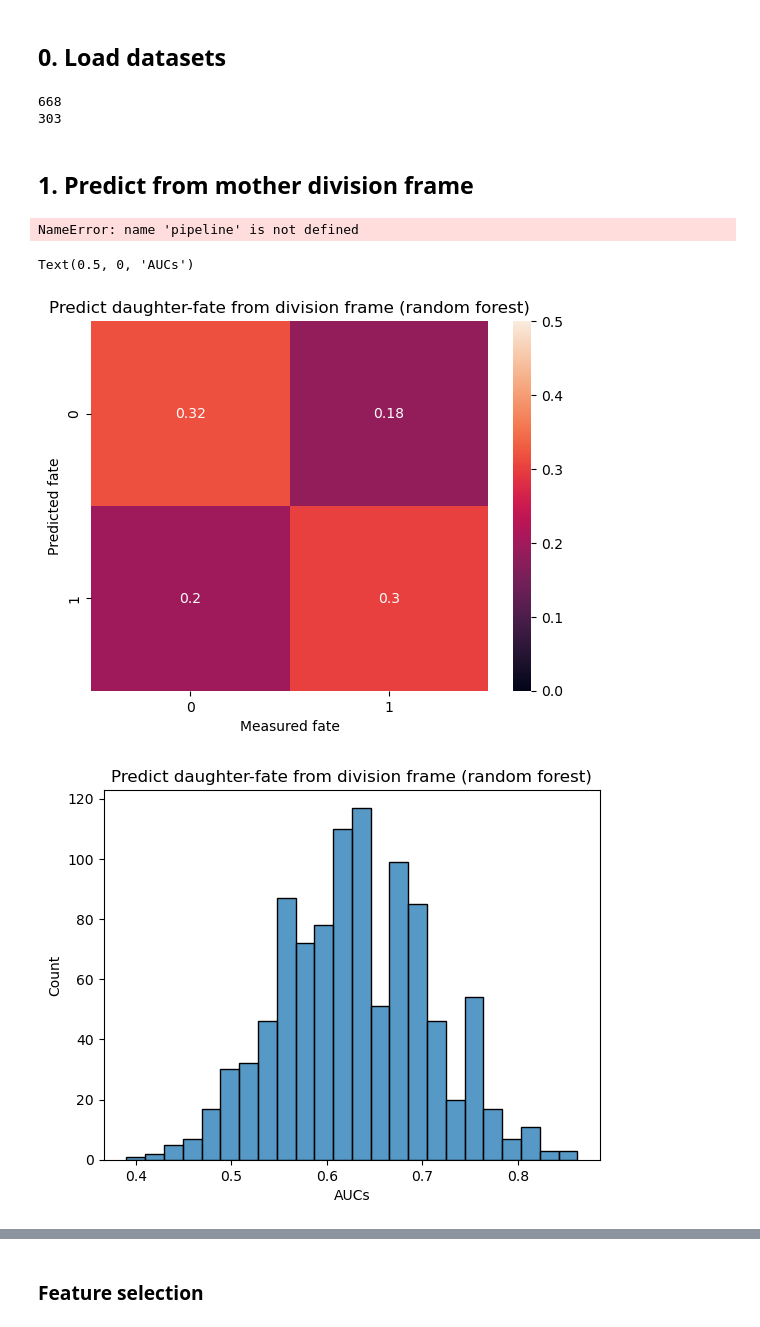
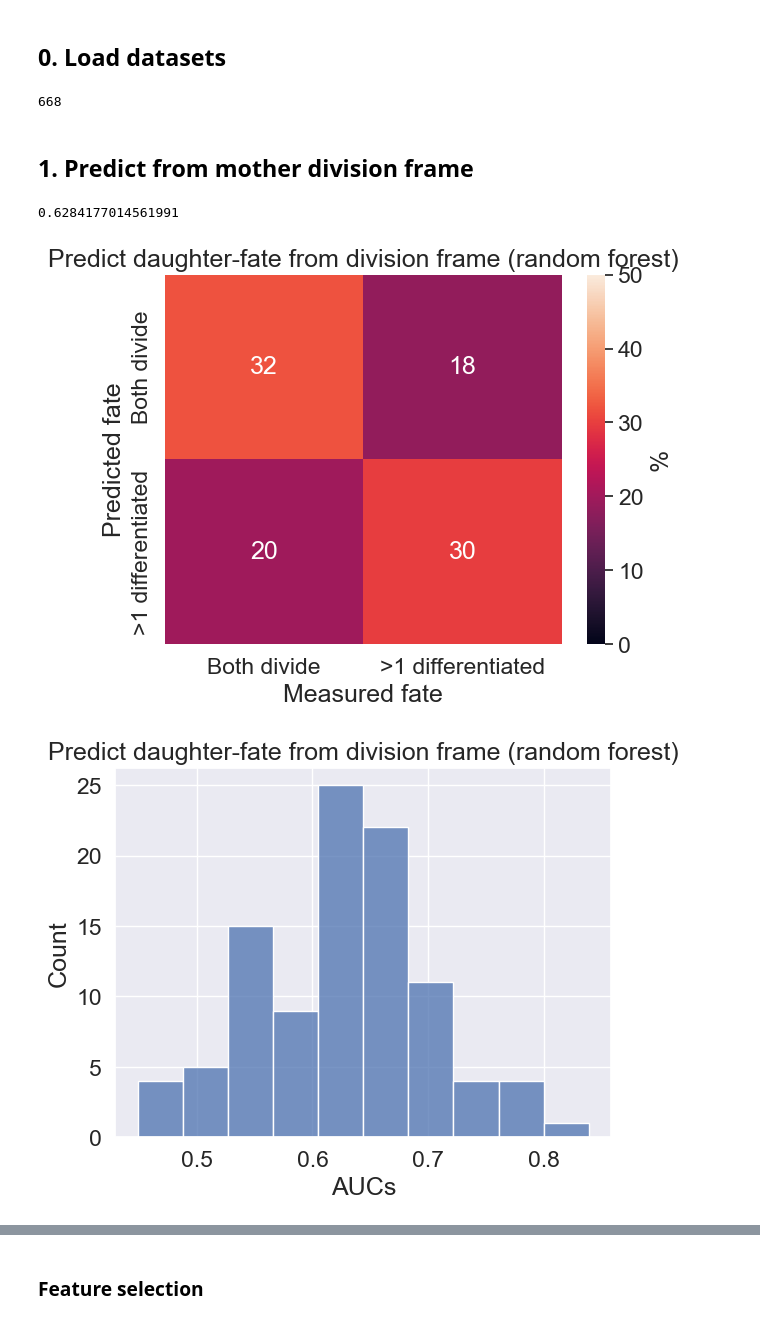
Before and after one commit to xies/mouse_skin_size_control, a Jupyter notebook: 2025_lineage_analysis/notebooks/RF_classify_division.ipynb, the cells around one changed output, grey strips where cells are left out. Drawn from its saved outputs; the diff is of its cells as text; code cells hidden in the pictures.

```diff
--- a/2025_lineage_analysis/notebooks/RF_classify_division.ipynb
+++ b/2025_lineage_analysis/notebooks/RF_classify_division.ipynb
@@ -38,7 +38,8 @@ def predict_feature(df:pd.DataFrame,
                     feature2predict,
                     Niter:int=100,
                     rebalance:bool=True,
-                    subsample=None):
+                    subsample=None,
+                    measurement_level_name:str='Measurement'):
     if subsample == None:
         subsample = len(df)
     Y_test = []
@@ -46,14 +47,14 @@ def predict_feature(df:pd.DataFrame,
     models = []
     for i in tqdm(range(Niter)):
 
-        rng = np.random.RandomState(0)
+        # rng = np.random.RandomState(0)
         df_ = get_balanced_df_by_category(df, df[feature2predict,'Meta'].values)
         pipe = pipeline.make_pipeline(preprocessing.StandardScaler(),
-                                      feature_selection.SelectFromModel(ensemble.RandomForestClassifier(random_state=rng)),
-                                      ensemble.RandomForestClassifier(random_state=rng) )
+                                      feature_selection.SelectFromModel(classifier()),
+                                      classifier() )
 
         y = df_[feature2predict,'Meta'].astype(float)
-        X = df_.xs('Measurement',level=1,axis=1).astype(float)
+        X = df_.xs(measurement_level_name,level=1,axis=1).astype(float)
         X[np.isinf(X)] = np.nan
         X_train,X_test,y_train,y_test = model_selection.train_test_split(X,y)
 
@@ -77,42 +78,39 @@ features2drop += [(f,a) for f,a in divisions.columns if 'standard' in f and not
 features2drop += [(f,a) for f,a in divisions.columns if 'cell coords' in f and not 'rate' in f]
 features2drop += ['Z','Z-cyto']
 divisions = divisions.drop(columns=features2drop)
-
-feature2predict = 'At least one daughter differentiated'
-divisions = divisions[~np.isnan(divisions[feature2predict,'Meta'].astype(float))].dropna(axis=1)
-print(len(divisions))
 # %% [output]
 668
-303
 # %% [markdown]
 ## 1. Predict from mother division frame
 # %%
 # Run classifier
 # axis0: observation axis1: prediction
 
-predictions,importances = predict_feature(divisions, ensemble.RandomForestClassifier(), feature2predict,Niter=100)
+predictions,models = predict_feature(divisions, ensemble.RandomForestClassifier, feature2predict,Niter=100)
-# %% [output]
-NameError: name 'pipeline' is not defined
 # %%
 # Calculate the confusion matrix
 avg_confusion = np.array([metrics.confusion_matrix(a,b)/len(a) for a,b in zip(predictions[0,:],predictions[1,:])])
 
+sb.set(font_scale=1.5)  # crazy big
 plt.title('Predict daughter-fate from division frame (random forest)')
-sb.heatmap(avg_confusion.mean(axis=0),annot=True,vmin=0,vmax=0.5)
-# plt.gca().set_xticks([0.5,1.5],labels=['Divide','Differentiate'])
-# plt.gca().set_yticks([0.5,1.5],labels=['Divide','Differentiate'])
+sb.heatmap(avg_confusion.mean(axis=0)*100,annot=True,vmin=0,vmax=50,
+          cbar_kws={'label':'%'})
+plt.gca().set_xticks([0.5,1.5],labels=['Both divide','>1 differentiated'])
+plt.gca().set_yticks([0.5,1.5],labels=['Both divide','>1 differentiated'])
 plt.xlabel('Measured fate')
 plt.ylabel('Predicted fate')
 
 # Calculate AUC scores
 AUCs = np.array([metrics.roc_auc_score(a,b) for a,b in zip(predictions[0,:],predictions[1,:])])
 plt.figure()
 plt.title('Predict daughter-fate from division frame (random forest)')
 sb.histplot(AUCs)
 plt.xlabel('AUCs')
+
+print(AUCs.mean())
 # %% [output]
-Text(0.5, 0, 'AUCs')
+0.6284177014561991
-[figure, old version]
+[figure, new version]
-[figure, old version]
+[figure, new version]
 # %%
 feat_names = divisions.xs('Measurement',level=1,axis=1).columns
```
Also changed, not shown: parts of 8 cells of this notebook, 5 other files.
